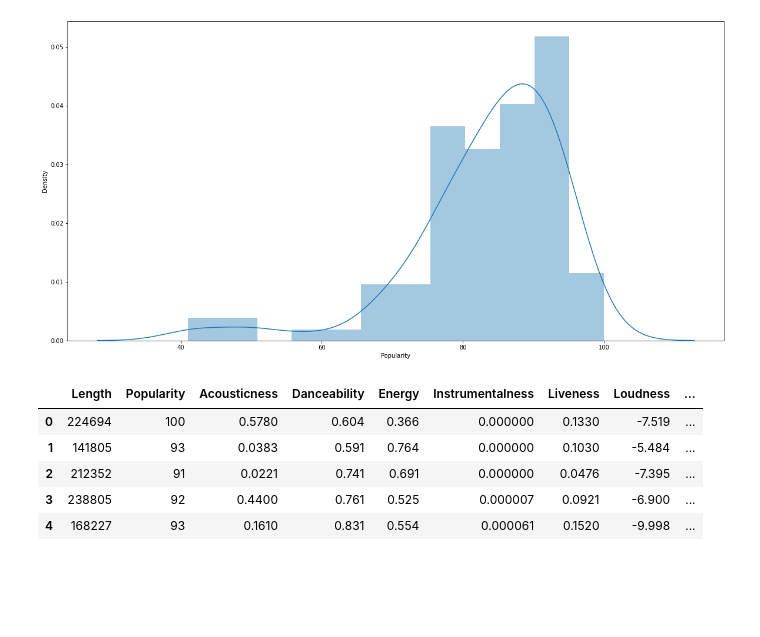
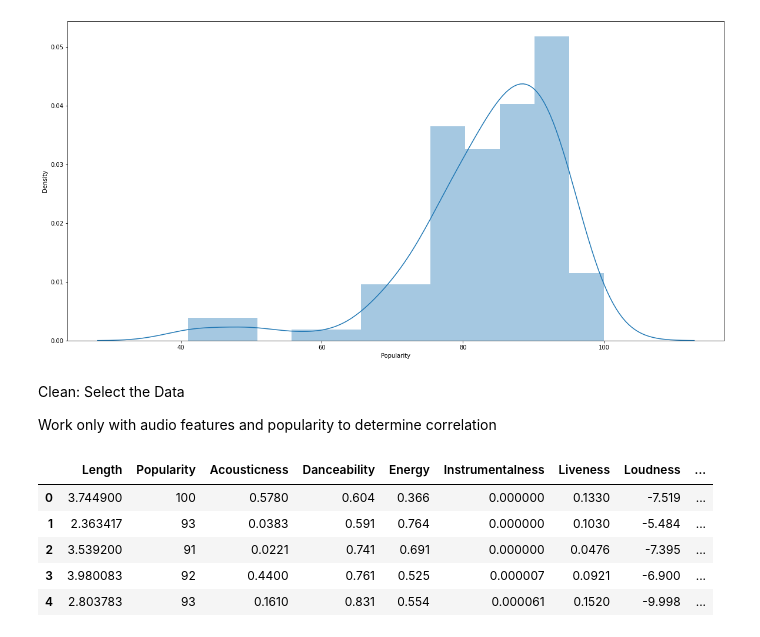
Before and after one commit to jadefreese/SpotifyTop50-Data-Analysis, a Jupyter notebook: Data/Understanding the Data.ipynb, the cells around one changed output. Saved outputs shown, nothing was run; the diff lists cells and outputs as text; code cells hidden in the pictures; blank space fills up the shorter version.

```diff
--- a/Data/Understanding the Data.ipynb
+++ b/Data/Understanding the Data.ipynb
@@ -77,9 +79,13 @@ allTracks_df.head()
 | 4 | MONEY | LALISA | LISA | 2021-09-10 | 168227 | 93 | 0.1610 | 0.831 | 0.554 | ... |
 5 rows × 22 columns
 # %%
-#Format the Release Date column for analysis
+#Format the Release Date column (y-m-d) for analysis
 allTracks_df['Release Date'] = pd.to_datetime(allTracks_df['Release Date'],format='%Y-%m-%d')
-#check for null values and data types in each column
+#change miliseconds to minutes
+allTracks_df['Length']=allTracks_df['Length']/60000
+#save the compiled dataframe
+allTracks_df.to_csv(r'C:\\Users\\Jessica\\Spot50-Data-Analysis\\Data\\CompiledPlaylists.csv', index = False)
+#check for null values
 allTracks_df.info()
 # %% [output]
 <class 'pandas.core.frame.DataFrame'>
@@ -184,17 +196,25 @@ plt.show()
 fig.savefig(r'C:\Users\Jessica\Spot50-Data-Analysis\Images\DistributionDensity.png')
 # %% [output]
 [figure]
+# %% [markdown]
+Clean: Select the Data
+
+Work only with audio features and popularity to determine correlation
 # %%
-#need to rescale length, popularity, loudness, tempo, time signature
-#drop country, dummy variables, name, album, artist, and release date
+#drop country, dummy variables, name, album, artist, and release date to analyze the features
+#drop Time Signature because it is already a predicted value by Spotify
 all_features = allTracks_df.copy()
-all_features.drop(['Global','USA','Australia','Canada','Ireland','UK','Name','Artist','Album','Release Date'],axis=1, inplace=True)
+all_features.drop(['Global','USA','Australia','Canada','Ireland','UK','Name',
+                   'Artist','Album','Release Date','Time Signature'],axis=1,
+                   inplace=True)
+#Save the cleaned data for regression analysis
+all_features.to_csv(r'C:\\Users\\Jessica\\Spot50-Data-Analysis\\Data\\Features.csv', index = False)
 all_features.head()
 # %% [output]
 |  | Length | Popularity | Acousticness | Danceability | Energy | Instrumentalness | Liveness | Loudness | ... |
-| 0 | 224694 | 100 | 0.5780 | 0.604 | 0.366 | 0.000000 | 0.1330 | -7.519 | ... |
-| 1 | 141805 | 93 | 0.0383 | 0.591 | 0.764 | 0.000000 | 0.1030 | -5.484 | ... |
-| 2 | 212352 | 91 | 0.0221 | 0.741 | 0.691 | 0.000000 | 0.0476 | -7.395 | ... |
-| 3 | 238805 | 92 | 0.4400 | 0.761 | 0.525 | 0.000007 | 0.0921 | -6.900 | ... |
-| 4 | 168227 | 93 | 0.1610 | 0.831 | 0.554 | 0.000061 | 0.1520 | -9.998 | ... |
+| 0 | 3.744900 | 100 | 0.5780 | 0.604 | 0.366 | 0.000000 | 0.1330 | -7.519 | ... |
+| 1 | 2.363417 | 93 | 0.0383 | 0.591 | 0.764 | 0.000000 | 0.1030 | -5.484 | ... |
+| 2 | 3.539200 | 91 | 0.0221 | 0.741 | 0.691 | 0.000000 | 0.0476 | -7.395 | ... |
+| 3 | 3.980083 | 92 | 0.4400 | 0.761 | 0.525 | 0.000007 | 0.0921 | -6.900 | ... |
+| 4 | 2.803783 | 93 | 0.1610 | 0.831 | 0.554 | 0.000061 | 0.1520 | -9.998 | ... |
 # %%
```
Also changed, not shown: parts of 24 cells of this notebook, 15 other files.
